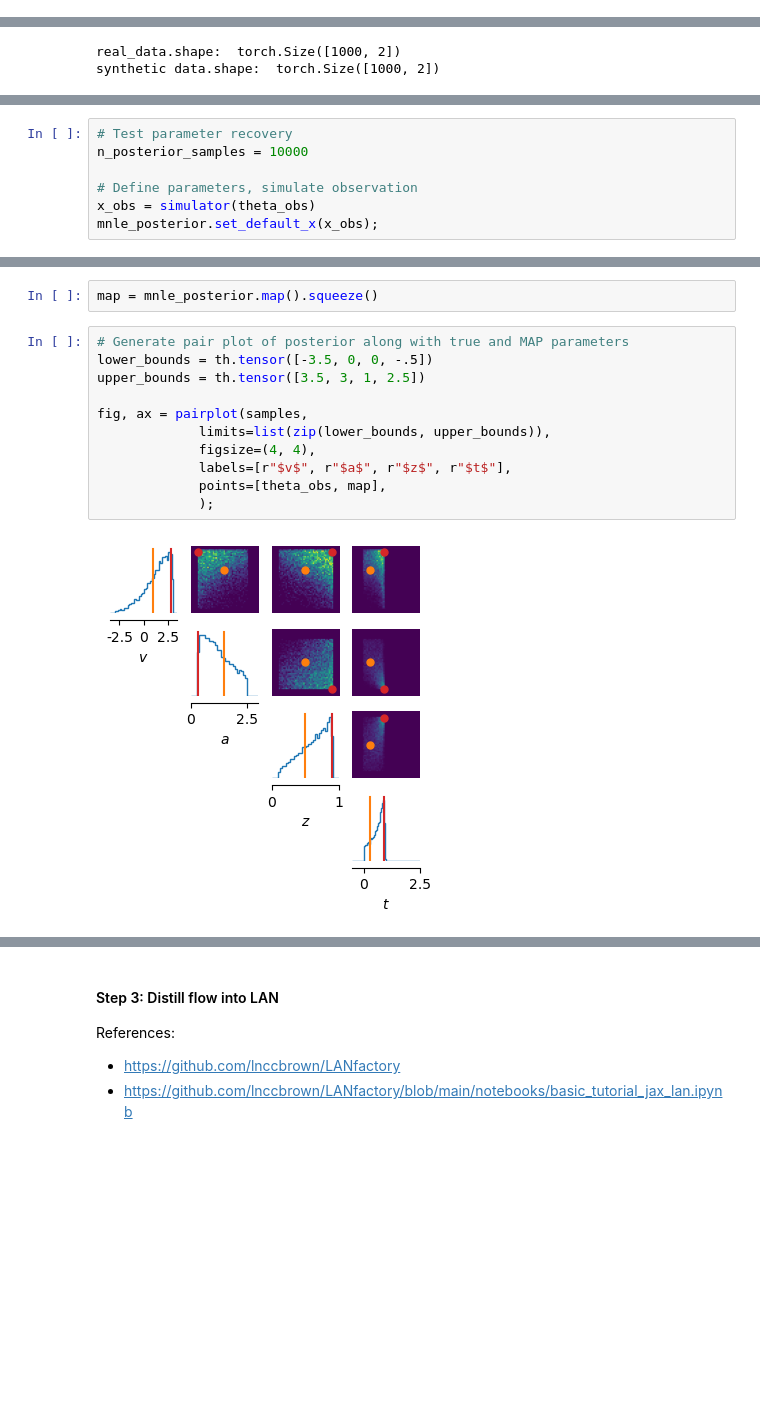
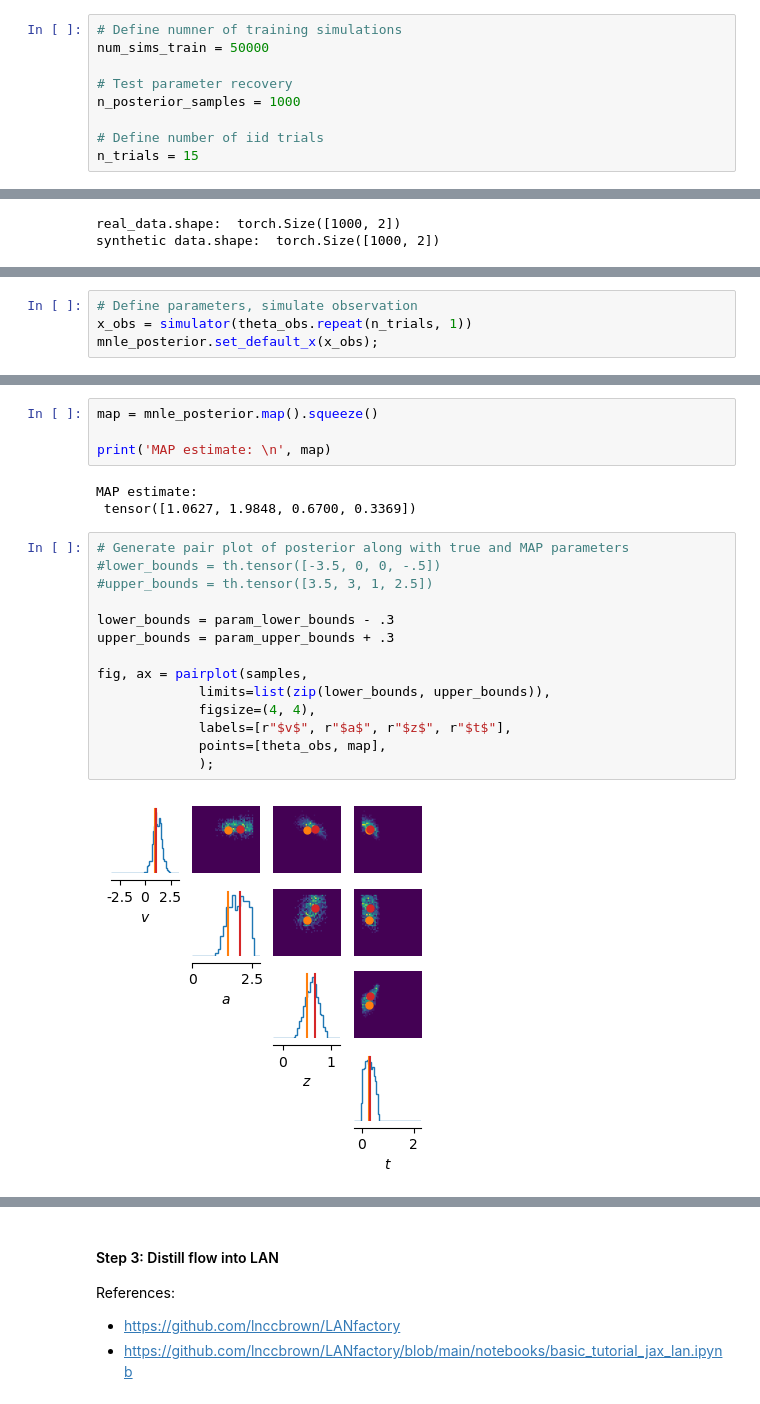
Before and after one commit to hayden-johnson/sbi-ssm, a Jupyter notebook: notebooks/lan-distillation.ipynb, the cells around one changed output, grey strips where cells are left out. Cells and saved outputs as stored; diff of their text form; blank space fills up the shorter version.

```diff
--- a/notebooks/lan-distillation.ipynb
+++ b/notebooks/lan-distillation.ipynb
@@ -48,6 +49,15 @@ seed = 42
 np.random.seed(seed)
 th.manual_seed(seed)
 key = jrd.PRNGKey(seed)
+# %%
+# Define numner of training simulations
+num_sims_train = 50000
+
+# Test parameter recovery
+n_posterior_samples = 1000
+
+# Define number of iid trials
+n_trials = 15
 # %% [markdown]
 #### Step 1: Preparing the simulator
 
@@ -170,11 +182,8 @@ mcmc_kwargs = dict(
 # Build posterior from the trained estimator and prior.
 mnle_posterior = trainer.build_posterior(prior=prior)
 # %%
-# Test parameter recovery
-n_posterior_samples = 10000
-
 # Define parameters, simulate observation
-x_obs = simulator(theta_obs)
+x_obs = simulator(theta_obs.repeat(n_trials, 1))
 mnle_posterior.set_default_x(x_obs);
 # %%
 %%time
@@ -190,18 +198,26 @@ Wall time: 42.6 s
 # %%
 map = mnle_posterior.map().squeeze()
+
+print('MAP estimate: \n', map)
+# %% [output]
+MAP estimate:
+ tensor([1.0627, 1.9848, 0.6700, 0.3369])
 # %%
 # Generate pair plot of posterior along with true and MAP parameters
-lower_bounds = th.tensor([-3.5, 0, 0, -.5])
-upper_bounds = th.tensor([3.5, 3, 1, 2.5])
+#lower_bounds = th.tensor([-3.5, 0, 0, -.5])
+#upper_bounds = th.tensor([3.5, 3, 1, 2.5])
+
+lower_bounds = param_lower_bounds - .3
+upper_bounds = param_upper_bounds + .3
 
 fig, ax = pairplot(samples,
              limits=list(zip(lower_bounds, upper_bounds)),
              figsize=(4, 4),
              labels=[r"$v$", r"$a$", r"$z$", r"$t$"],
              points=[theta_obs, map],
              );
 # %% [output]
-[figure, old version]
+[figure, new version]
 # %%
 # Now plot pairplot with contours (obtained via KDE on the samples).
 fig, ax = pairplot([
```
Also changed, not shown: parts of 27 cells of this notebook.
